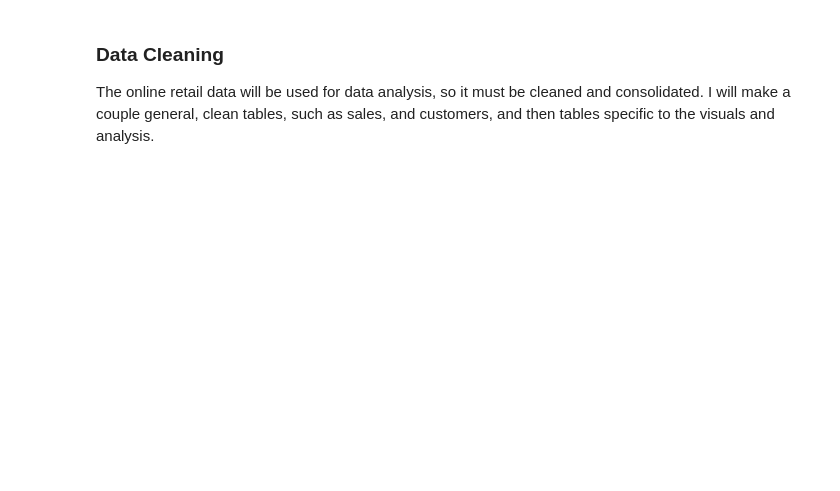
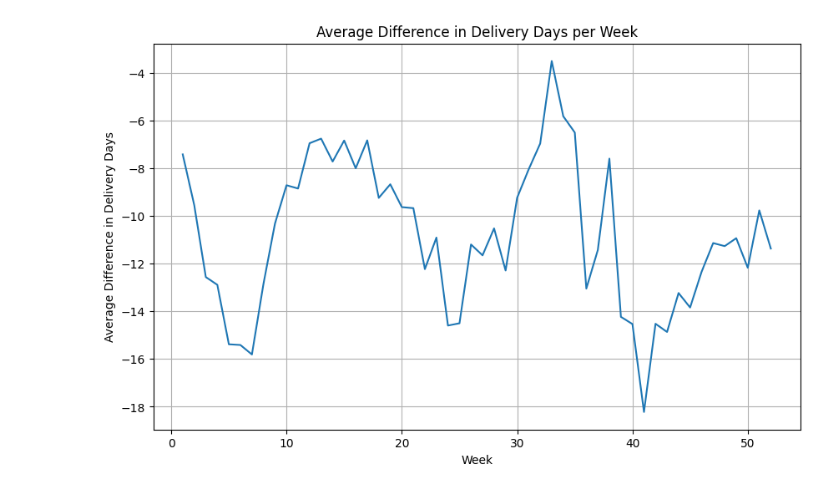
Before and after one commit to EngNormie/Projects-Portfolio, a Jupyter notebook: Projects/01 Data Analysis/1-3 Python EDA/A - Online Retail Analysis/retail_store_analysis.ipynb, the cells around one changed output. Drawn from its saved outputs; the diff is of its cells as text; code cells hidden in the pictures; blank space fills up the shorter version.

```diff
--- a/Projects/01 Data Analysis/1-3 Python EDA/A - Online Retail Analysis/retail_store_analysis.ipynb
+++ b/Projects/01 Data Analysis/1-3 Python EDA/A - Online Retail Analysis/retail_store_analysis.ipynb
@@ -55,0 +324,3 @@ orders = pd.read_csv('orders.csv')
+# %%
+orders['weekly'] = pd.to_datetime(orders['order_delivered_customer_date'],
+                                  format='%Y-%m-%d').dt.isocalendar().week
@@ -55,0 +329,4 @@ orders = pd.read_csv('orders.csv')
+# %%
+orders['yearly']=pd.to_datetime(orders['order_delivered_customer_date'])\
+                    .dt.to_period('M')
+orders['yearly']= orders['yearly'].astype(str)
@@ -56 +335,8 @@ orders = pd.read_csv('orders.csv')
+# %%
+# Ensure both columns are in datetime format
+orders['delivered_time'] = pd.to_datetime(orders['delivered_time'])
+orders['estimate_time'] = pd.to_datetime(orders['estimate_time'])
+
+# Calculate the difference and extract the number of days
+orders['diff_days'] = (orders['delivered_time'] - orders['estimate_time']).dt.days
 # %%
@@ -75,10 +364,17 @@ memory usage: 156.4+ KB
-# %%
-#Making all of the date datetime format
-orders[['order_purchase_timestamp', 'order_approved_at', 'order_delivered_carrier_date', 'order_delivered_customer_date', 'order_estimated_delivery_date']] = orders[['order_purchase_timestamp', 'order_approved_at', 'order_delivered_carrier_date', 'order_delivered_customer_date', 'order_estimated_delivery_date']].apply(pd.to_datetime)
-
-#The dataset only contains partial data after August, so for the sake of the project, let's remove it.
-orders = orders[orders['order_purchase_timestamp'] < '8/22/2018 11:59']
-# %% [markdown]
-### Data Cleaning
-
-The online retail data will be used for data analysis, so it must be cleaned and consolidated. I will make a couple general, clean tables, such as sales, and customers, and then tables specific to the visuals and analysis.
+# %%
+# check average diff_days for all deliveries per week for orders dataset and plot the data for easy visualization
+
+# Calculate average diff_days per week
+avg_diff_per_week = orders.groupby('weekly')['diff_days'].mean().reset_index()
+
+# Plot the data
+import matplotlib.pyplot as plt
+plt.figure(figsize=(10, 6))
+plt.plot(avg_diff_per_week['weekly'], avg_diff_per_week['diff_days'])
+plt.xlabel('Week')
+plt.ylabel('Average Difference in Delivery Days')
+plt.title('Average Difference in Delivery Days per Week')
+plt.grid(True)
+plt.show()
+# %% [output]
+[figure, added]
```
Also changed, not shown: parts of 155 cells of this notebook, 17 other files.
